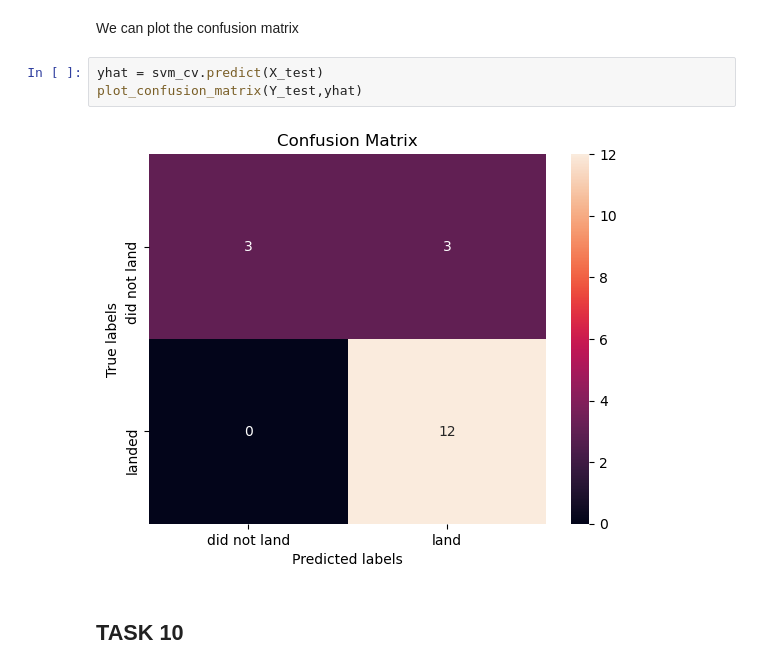
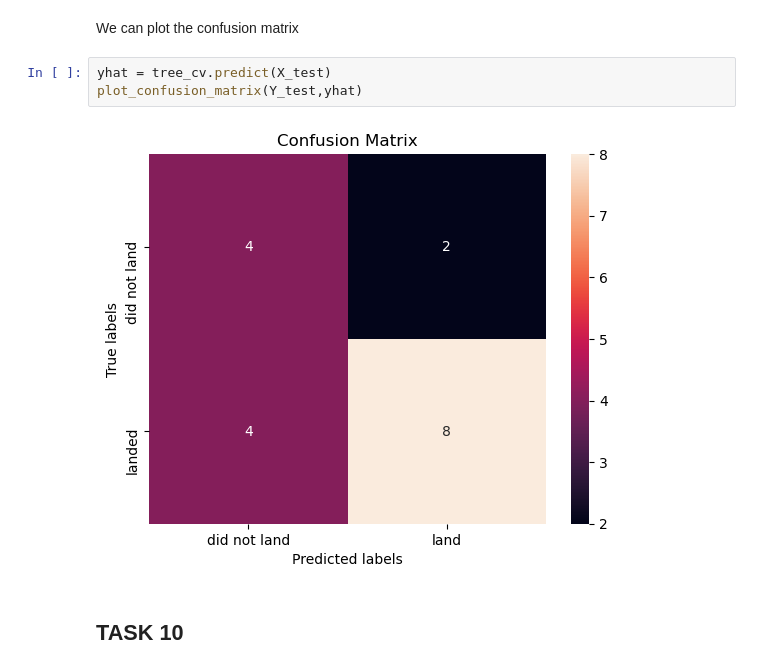
Before and after one commit to Ben-Chenny/Capstone_Submit, a Jupyter notebook: SpaceX_Machine Learning Prediction_Part_5.ipynb, the cells around one changed output. Saved outputs shown, nothing was run; the diff lists cells and outputs as text.

```diff
--- a/SpaceX_Machine Learning Prediction_Part_5.ipynb
+++ b/SpaceX_Machine Learning Prediction_Part_5.ipynb
@@ -242,10 +242,10 @@ tree_cv.score(X_test, Y_test)
 # %% [markdown]
 We can plot the confusion matrix
 # %%
-yhat = svm_cv.predict(X_test)
+yhat = tree_cv.predict(X_test)
 plot_confusion_matrix(Y_test,yhat)
 # %% [output]
-[figure, old version]
+[figure, new version]
 # %% [markdown]
 ## TASK  10
 # %% [markdown]
```
Also changed, not shown: parts of 4 cells of this notebook.
